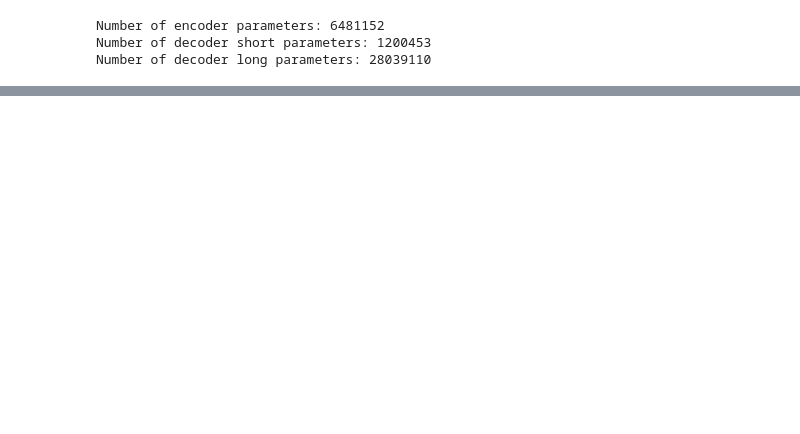
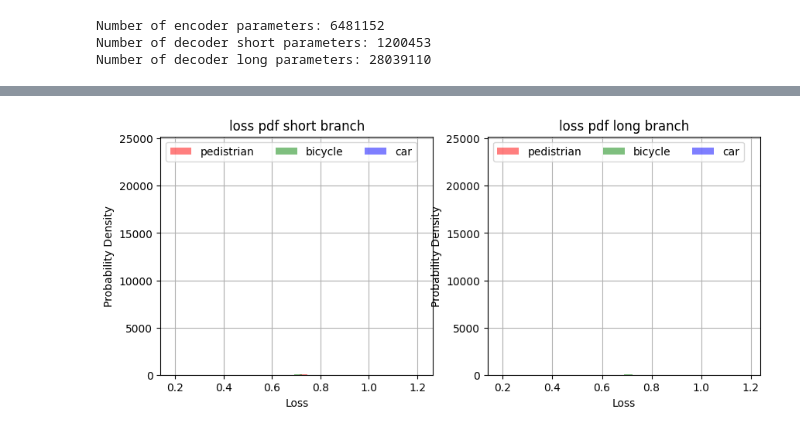
Before and after one commit to ENELEngineering/ENDG511_Project_RODNet, a Jupyter notebook: experiment.ipynb, the cells around one changed output, grey strips where cells are left out. Drawn from its saved outputs; the diff is of its cells as text; code cells hidden in the pictures; blank space fills up the shorter version.

```diff
--- a/experiment.ipynb
+++ b/experiment.ipynb
@@ -81,0 +295,24 @@ KeyboardInterrupt:
+# %%
+plt.figure(figsize=(10, 4))
+plt.subplot(1,2,1)
+plt.hist(np.round(np.array(val_loss_class_0_short),3), bins=30, color='red', alpha=0.5, label='pedistrian',density=True)
+plt.hist(np.round(np.array(val_loss_class_1_short),3), bins=30, color='green', alpha=0.5, label='bicycle',density=True)
+plt.hist(np.round(np.array(val_loss_class_2_short),3), bins=30, color='blue', alpha=0.5, label='car',density=True)
+plt.title('loss pdf short branch')
+plt.xlabel('Loss')
+plt.ylabel('Probability Density')
+plt.legend(loc='upper left', ncol=3)
+plt.grid(True)
+
+plt.subplot(1,2,2)
+plt.hist(np.round(np.array(val_loss_class_0_long),3), bins=30, color='red', alpha=0.5, label='pedistrian',density=True)
+plt.hist(np.round(np.array(val_loss_class_1_long),3), bins=30, color='green', alpha=0.5, label='bicycle',density=True)
+plt.hist(np.round(np.array(val_loss_class_2_long),3), bins=30, color='blue', alpha=0.5, label='car',density=True)
+plt.title('loss pdf long branch')
+plt.xlabel('Loss')
+plt.ylabel('Probability Density')
+plt.legend(loc='upper left', ncol=3)
+plt.grid(True)
+plt.show()
+# %% [output]
+[figure, added]
```
Also changed, not shown: parts of 21 cells of this notebook, 1 other file.
